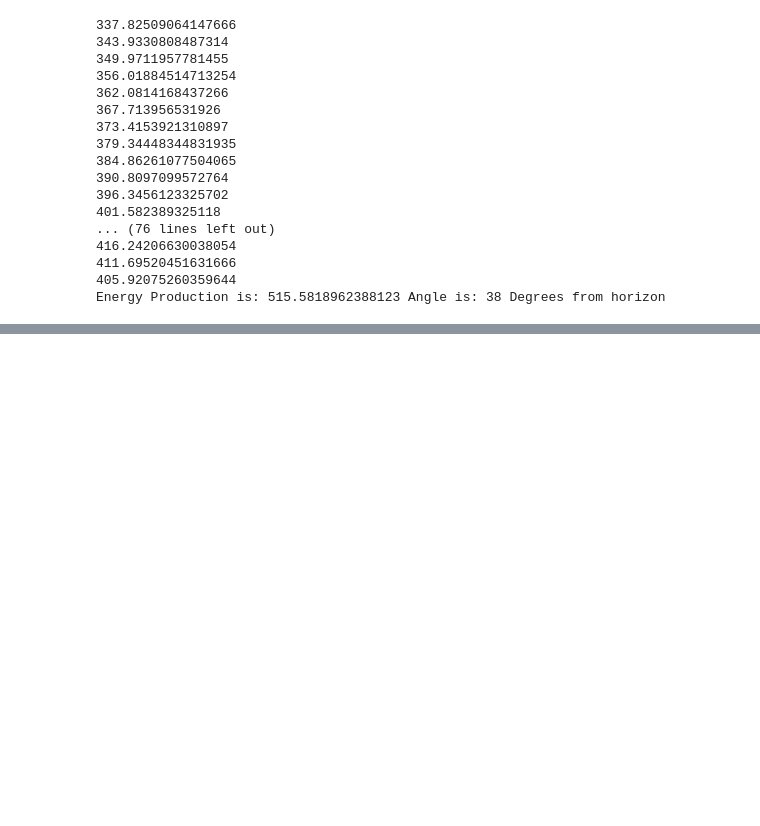
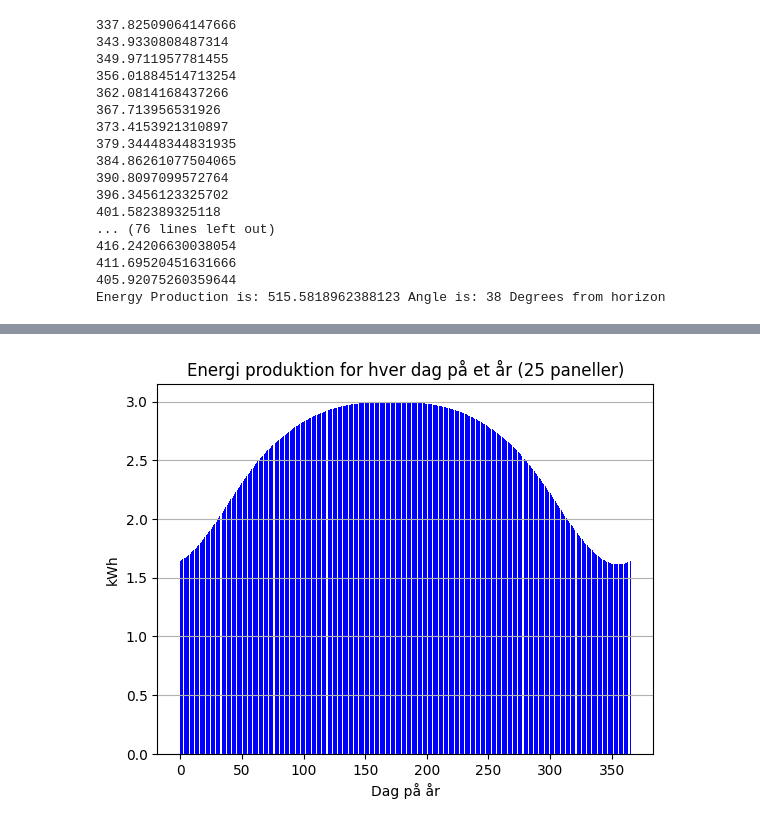
Before and after one commit to Lizette-N/solar-project, a Jupyter notebook: speedUpOptimization.ipynb, the cells around one changed output, grey strips where cells are left out. Drawn from its saved outputs; the diff is of its cells as text; code cells hidden in the pictures; blank space fills up the shorter version.

```diff
--- a/speedUpOptimization.ipynb
+++ b/speedUpOptimization.ipynb
@@ -38,7 +103,7 @@ def solar_panel_projection(θ_s, ϕ_s, θ_p, ϕ_p):
     return results
 # %%
 
-def kWhYear(zenithangs,azimuthangs, theta_p, phi_p):
+def kWhHour(zenithangs,azimuthangs, theta_p, phi_p):
     t= np.arange(len(zenithangs))
     indexOfInterest = t[zenithangs[t]>=0]
     indexOfInterest = indexOfInterest[zenithangs[indexOfInterest]<=np.pi/2]
@@ -52,3 +117,18 @@ def kWhYear(zenithangs,azimuthangs, theta_p, phi_p):
     projList =  projList*effectPerFlux*S0A
     projList[projList>maxEffect]=maxEffect
     return ((integrate.simpson(projList,dx = 3600))*L*B)/3600000
+
+def kWhMin(zenithangs,azimuthangs, theta_p, phi_p):
+    t= np.arange(len(zenithangs))
+    indexOfInterest = t[zenithangs[t]>=0]
+    indexOfInterest = indexOfInterest[zenithangs[indexOfInterest]<=np.pi/2]
+    zenithangs=zenithangs[indexOfInterest]
+    azimuthangs=azimuthangs[indexOfInterest]
+
+    theta_list= np.full(len(zenithangs),theta_p)
+    phi_list=np.full(len(zenithangs),phi_p)
+
+    projList =  solar_panel_projection(zenithangs,azimuthangs,theta_list,phi_list)
+    projList =  projList*effectPerFlux*S0A
+    projList[projList>maxEffect]=maxEffect
+    return ((integrate.simpson(projList,dx = 60))*L*B)/3600000
@@ -79,7 +226,7 @@ for i in range(0,91):
     theta_p = i
 
  # Effekten for et helt  ̊ar ved en given zenith vinkel for panelet beregnes
-    energyPrYear = kWhYear(zenithangs,azimuthangs, np.deg2rad(theta_p), np.deg2rad(phi_p))
+    energyPrYear = kWhHour(zenithangs,azimuthangs, np.deg2rad(theta_p), np.deg2rad(phi_p))
     results.append(energyPrYear)
 # Finder maks effekt og tilsvarende vinkel
 max = 0
@@ -111,0 +261,62 @@ Energy Production is: 515.5818962388123 Angle is: 38 Degrees from horizon
+# %%
+amount = 25
+L = 1.755
+B = 1.038
+Area = L * B * amount # 25 paneler
+maxFlux = 1000
+maxEffect = 365
+A = 0.5
+S0 = 1100
+S0A = S0 * A
+effectPerFlux = maxEffect/maxFlux
+
+theta_p=38
+phi_p=180
+
+
+tidszone = "Europe/Copenhagen"
+start_dato = "2024-01-01"
+slut_dato = "2024-12-31"
+delta_tid = "Min"  # "Min", "H",
+
+# Definition of Location object. Coordinates and elevation of Amager, Copenhagen (Denmark)
+site = Location(
+    55.7861111111, 12.5230555556, tidszone, 10, "DTU (DK)"
+)  # latitude, longitude, time_zone, altitude, name
+
+# Definition of a time range of simulation
+times = pd.date_range(
+    start_dato + " 00:00:00", slut_dato + " 23:59:00", inclusive="left", freq=delta_tid, tz=tidszone
+)
+# Estimate Solar Position with the 'Location' object
+solpos = site.get_solarposition(times)
+
+
+
+
+energyDayList=[]
+for i in range(len(dateList)):
+    zenithAngs = np.deg2rad(np.array(solpos.loc[dateList[i]].apparent_zenith))
+    azimuthAngs =np.deg2rad(np.array(solpos.loc[dateList[i]].azimuth))
+    energyDayList.append(kWhMin(zenithAngs,azimuthAngs, np.deg2rad(theta_p), np.deg2rad(phi_p)))
+
+
+x_pos = np.arange(366)
+np.delete(x_pos,0)
+
+import matplotlib.pyplot as plt
+
+%matplotlib inline
+plt.bar(x_pos,energyDayList,
+        color='b',
+        #width=1,
+
+        #edgecolor='b',
+        #linewidth=0.5,
+        )
+plt.title('Energi produktion for hver dag på et år (25 paneller)')
+plt.xlabel('Dag på år')
+plt.ylabel('kWh')
+plt.grid(axis='y')
+# %% [output]
+[figure, added]
```
Also changed, not shown: parts of 13 cells of this notebook.
